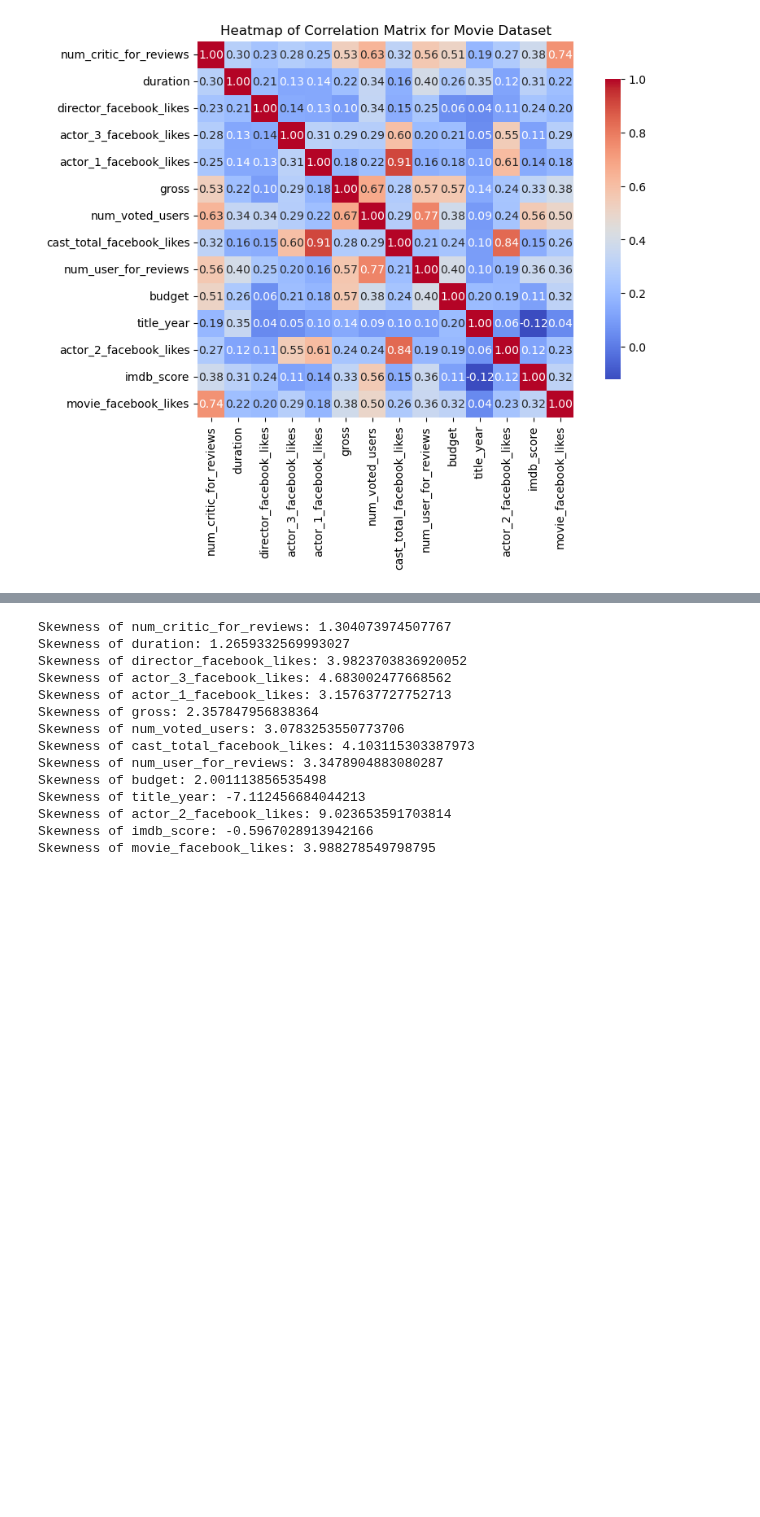
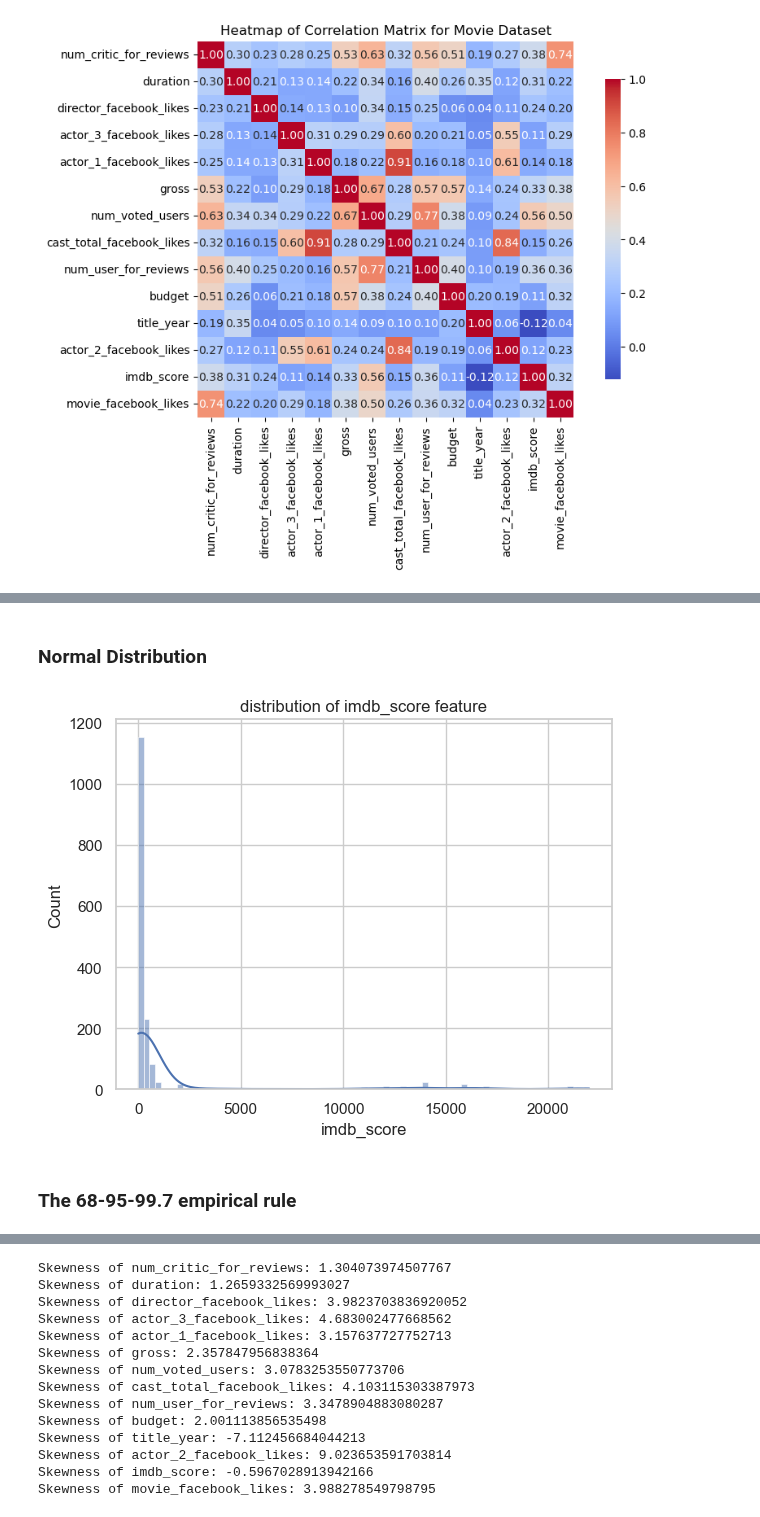
Before and after one commit to 2026362-Silvia/Statistic, a Jupyter notebook: 2026362_SilviaSolanoMarchini_Statistic.ipynb, the cells around one changed output, grey strips where cells are left out. Drawn from its saved outputs; the diff is of its cells as text; code cells hidden in the pictures; blank space fills up the shorter version.

```diff
--- a/2026362_SilviaSolanoMarchini_Statistic.ipynb
+++ b/2026362_SilviaSolanoMarchini_Statistic.ipynb
@@ -659 +941,13 @@ plt.show()
+# %% [markdown]
+### Normal Distribution
+# %%
+# Check if the data is normally distributed using a histogram
+sns.histplot(y,kde=True)
+plt.xlabel('imdb_score')
+plt.title('distribution of imdb_score feature')
+plt.show()
+# %% [output]
+[figure, added]
+# %% [markdown]
+### The 68-95-99.7 empirical rule
 # %% [markdown]
```
Also changed, not shown: parts of 64 cells of this notebook.
